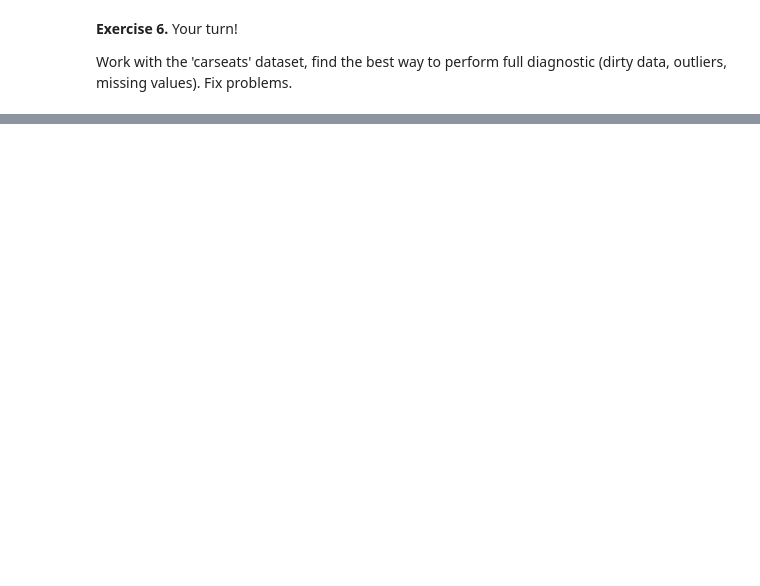
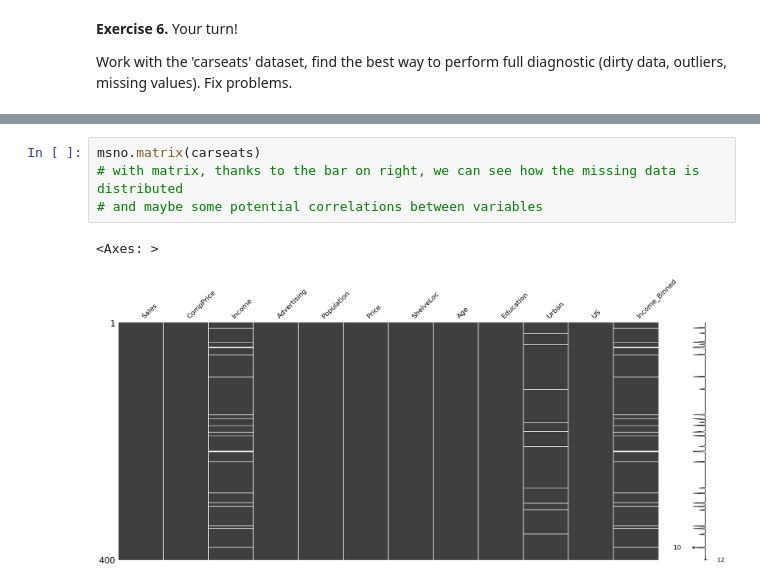
Before and after one commit to M4TI-21/pandas_exercises, a Jupyter notebook: Exercise 4.ipynb, the cells around one changed output, grey strips where cells are left out. Drawn from its saved outputs; the diff is of its cells as text; blank space fills up the shorter version.

```diff
--- a/Exercise 4.ipynb
+++ b/Exercise 4.ipynb
@@ -727,0 +740,7 @@ msno.matrix(carseats)
+# %%
+msno.matrix(carseats)
+# with matrix, thanks to the bar on right, we can see how the missing data is distributed
+# and maybe some potential correlations between variables
+# %% [output]
+<Axes: >
+[figure, added]
```
Also changed, not shown: parts of 11 cells of this notebook, 1 other file.
